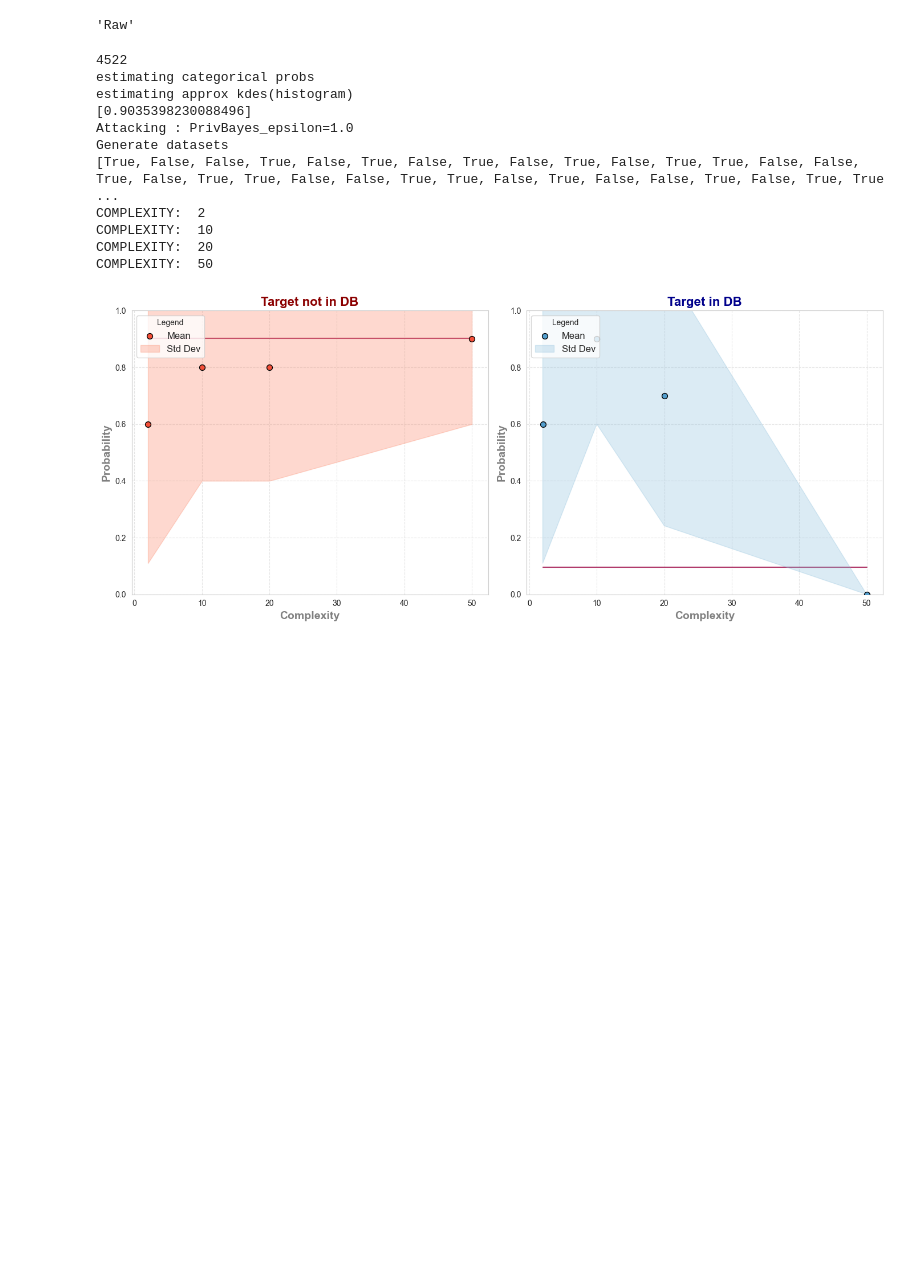
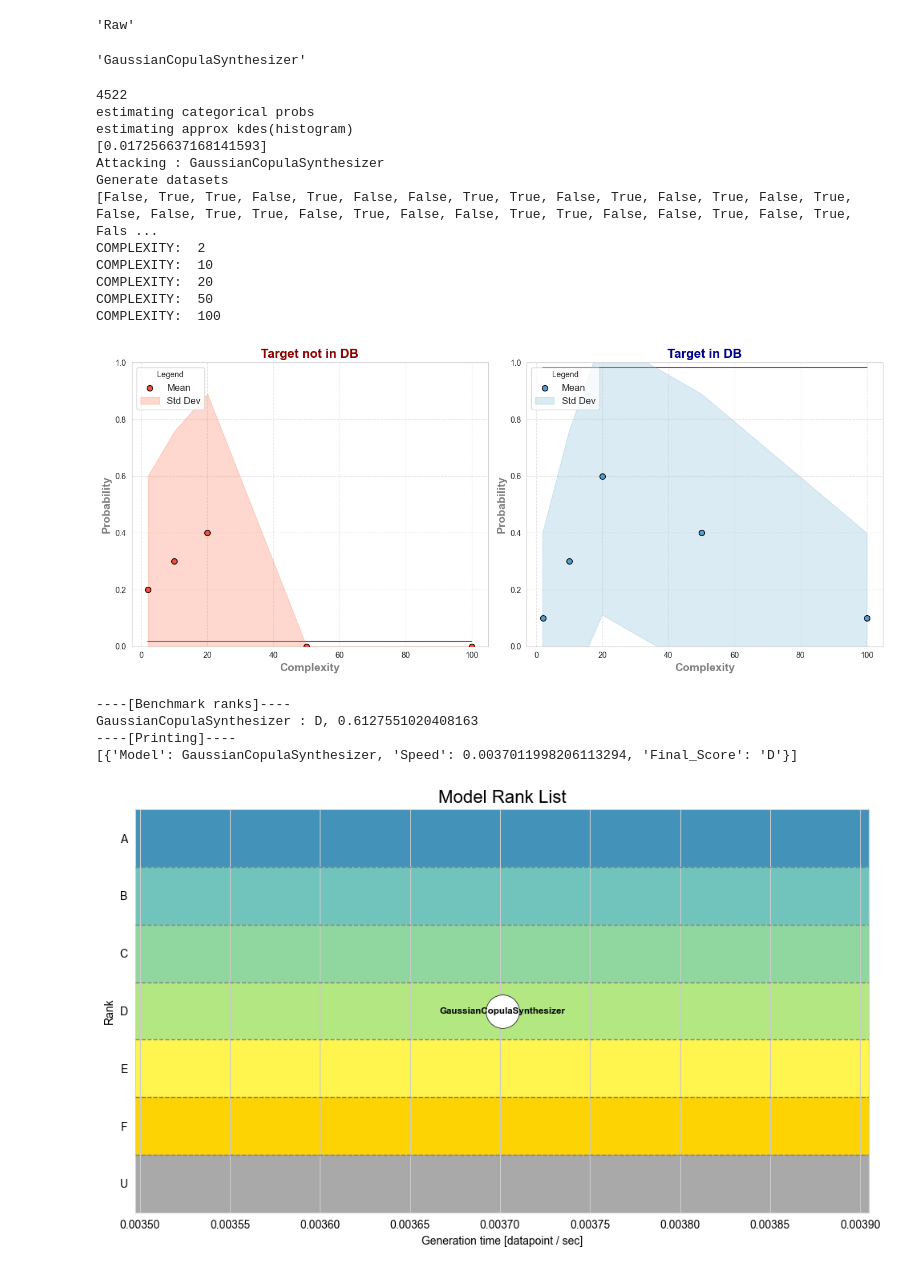
Before and after one commit to ArthGV/Benchmarking-of-Tabular-Synthetic-Data-Generation, a Jupyter notebook: privacy/run_pipeline_test_generator_class.ipynb, the cells around one changed output. Cells and saved outputs as stored; diff of their text form; code cells hidden in the pictures; blank space fills up the shorter version.

Commit message:
split basegenerator and customgenerator, add sdvgenerator

```diff
--- a/privacy/run_pipeline_test_generator_class.ipynb
+++ b/privacy/run_pipeline_test_generator_class.ipynb
@@ -55,34 +59,46 @@ gen3 = Raw()
 repr(gen3)
 # %% [output]
 'Raw'
+# %%
+gen4 = SDVGenerator(GaussianCopulaSynthesizer, label="GaussianCopulaSynthesizer")
+repr(gen4)
+# %% [output]
+'GaussianCopulaSynthesizer'
 # %%
 # !pip install tf_keras
 # %%
 #TEST PIPELINE
 data = tapas.datasets.TabularDataset.read("data/adult")
 data = AdultDataProcessor.process_tapas_tabulardataset(data)
 data = data.sample(frac = 0.1)  #downsample the data
 print(len(data.data))
 ind = [int(random.random() * len(data.data))]
 
 target_record = data.get_records(ind)
 data.drop_records(ind, in_place=True)
 
 attack = MyAttack(100, features=RandomTargetedQueryFeature(target_record,4,2000))
 
 
-pipeline = BenchmarkPipeline(data, attack, [gen1], target_record=target_record)
-pipeline.run([2,10,20,50], 10, 2)
+pipeline = BenchmarkPipeline(data, attack, [gen4], target_record=target_record)
+benchmarking_metric = AUCMetric([0,0.17,0.33,0.50,0.67,0.83])
+pipeline.run([2,10,20,50,100], 10, 2, plot_style = "double", benchmarking_metric=benchmarking_metric)
 # %% [output]
 4522
 estimating categorical probs
 estimating approx kdes(histogram)
-[0.9035398230088496]
-Attacking : PrivBayes_epsilon=1.0
+[0.017256637168141593]
+Attacking : GaussianCopulaSynthesizer
 Generate datasets
-[True, False, False, True, False, True, False, True, False, True, False, True, True, False, False, True, False, True, True, False, False, True, True, False, True, False, False, True, False, True, True ...
+[False, True, True, False, True, False, False, True, True, False, True, False, True, False, True, False, False, True, True, False, True, False, False, True, True, False, False, True, False, True, Fals ...
 COMPLEXITY:  2
 COMPLEXITY:  10
 COMPLEXITY:  20
 COMPLEXITY:  50
+COMPLEXITY:  100
-[figure, old version]
+[figure, new version]
+----[Benchmark ranks]----
+GaussianCopulaSynthesizer : D, 0.6127551020408163
+----[Printing]----
+[{'Model': GaussianCopulaSynthesizer, 'Speed': 0.0037011998206113294, 'Final_Score': 'D'}]
+[figure, added]
```
Also changed, not shown: parts of 8 cells of this notebook, 7 other files.
